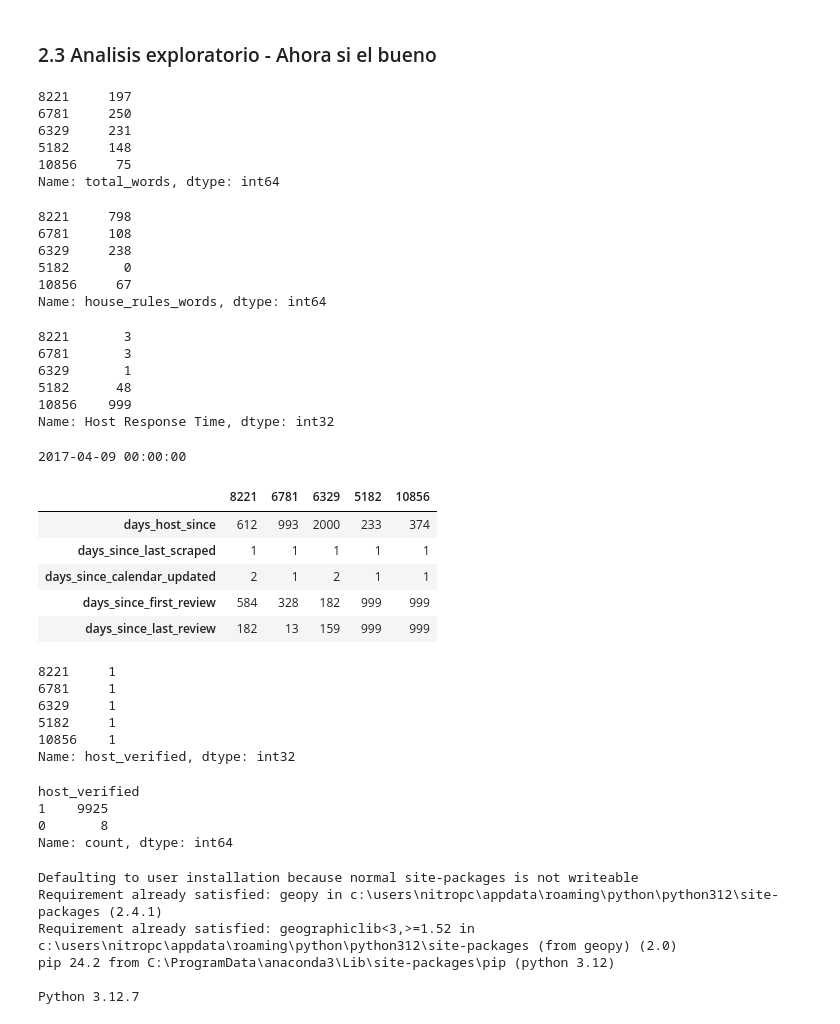
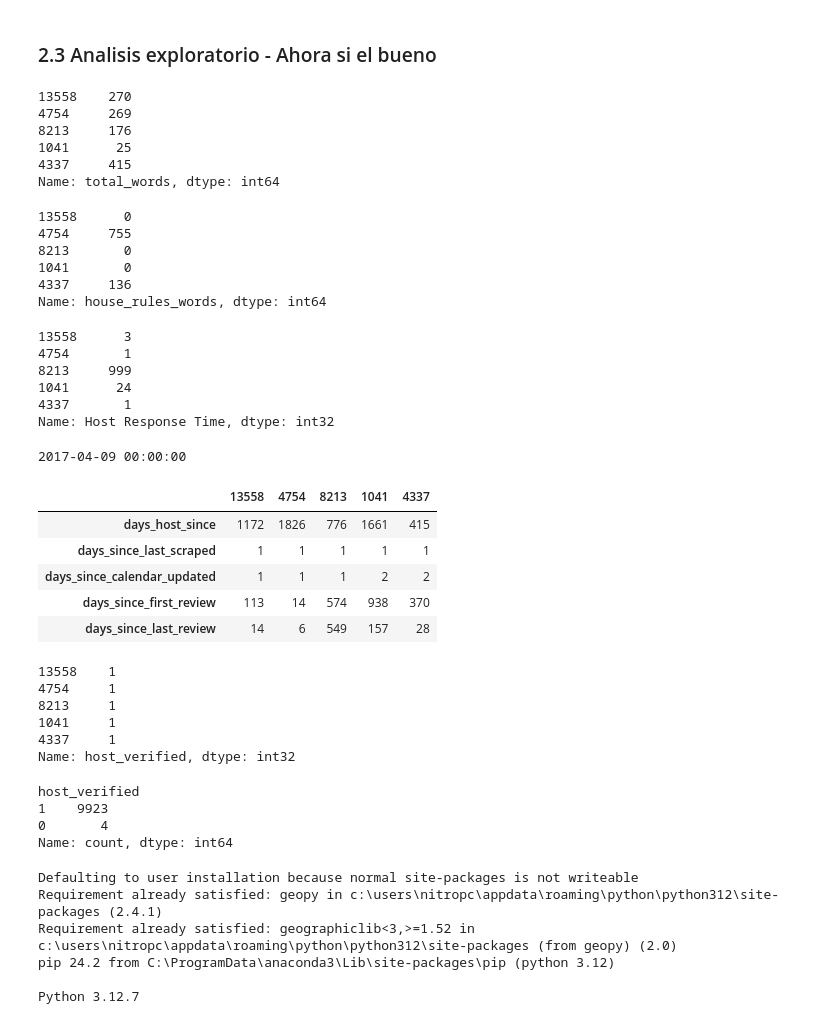
Before and after one commit to Pepe-Padilla/machine-learning-practica, a Jupyter notebook: practica.ipynb, the cells around one changed output. Drawn from its saved outputs; the diff is of its cells as text; code cells hidden in the pictures.

```diff
--- a/practica.ipynb
+++ b/practica.ipynb
@@ -619,6 +619,9 @@ Ejem ahora si más apegado a clase
 
 # Solo para filas tomare en cuenta la ciudad, Madrid solamente, he visto que no esta normalizado por lo que usaré un contains y case=False
 datosABNB = datosABNB[datosABNB['City'].str.contains('madrid', case=False, na=False)].copy()
+# %%
+# Resulta que también hay Nans en la columna Price (son muy pocas pero mejor nos qutiamos esas filas)
+datosABNB = datosABNB.dropna(subset=['Price'])
 # %%
 # Sigamos con lo facil, ID's y URLs no contienen datos relevantes, también Geolocation pues ya existen columnas de altutud y latitud.
 # Features también se va que pormas que quice no entendí su sentido en lo absoluto
@@ -691,11 +698,11 @@ X_train.drop(text_cols, axis=1, inplace=True)
 # veamos que tal
 X_train['total_words'].head().head().T
 # %% [output]
-8221     197
-6781     250
-6329     231
-5182     148
-10856     75
+13558    270
+4754     269
+8213     176
+1041      25
+4337     415
 Name: total_words, dtype: int64
 # %%
 # Similar al punto anterior podría pensarse que 'Notes', 'Transit', 'Access', 'Interaction', 'House Rules' puedan informar algo. Pero solo lo voy a hacer en House Rules, ¿Podría haber alguna relación entre más reglas más pijo?
@@ -711,11 +718,11 @@ X_train.drop(text_cols, axis=1, inplace=True)
 # veamos como quedó
 X_train['house_rules_words'].head()
 # %% [output]
-8221     798
-6781     108
-6329     238
-5182       0
-10856     67
+13558      0
+4754     755
+8213       0
+1041       0
+4337     136
 Name: house_rules_words, dtype: int64
 # %%
 # 'Host Response Time' Lo intenaré pasar a horas
@@ -733,11 +740,11 @@ X_train['Host Response Time'] = X_train['Host Response Time'].map(response_time_
 # vemos el resultado
 X_train['Host Response Time'].head()
 # %% [output]
-8221       3
-6781       3
-6329       1
-5182      48
-10856    999
+13558      3
+4754       1
+8213     999
+1041      24
+4337       1
 Name: Host Response Time, dtype: int32
 # %%
 # 'Calendar Updated' lo paso a días
@@ -768,51 +775,52 @@ X_train[date_cols] = X_train[date_cols].apply(pd.to_datetime, errors='coerce')
 # - days_since_last_review: actividad reciente pude que suba los precios por prestigio
 from datetime import timedelta
 
+############################# VAIABLE PARA TEST
 # Get Maximum Date + 1 Day
-max_date = X_train[date_cols].max().max() + timedelta(days=1)
-
-print(max_date) # para el test
+max_date_train = X_train[date_cols].max().max() + timedelta(days=1)
+print(max_date_train) # para el test
+#############################
 
 # Pasamos todo a días
-X_train['days_host_since'] = (max_date - X_train['Host Since']).dt.days
-X_train['days_since_last_scraped'] = (max_date - X_train['Last Scraped']).dt.days
-X_train['days_since_calendar_updated'] = (max_date - X_train['Calendar last Scraped']).dt.days
-X_train['days_since_first_review'] = (max_date - X_train['First Review']).dt.days
-X_train['days_since_last_review'] = (max_date - X_train['Last Review']).dt.days
+X_train['days_host_since'] = (max_date_train - X_train['Host Since']).dt.days
+X_train['days_since_last_scraped'] = (max_date_train - X_train['Last Scraped']).dt.days
+X_train['days_since_calendar_updated'] = (max_date_train - X_train['Calendar last Scraped']).dt.days
+X_train['days_since_first_review'] = (max_date_train - X_train['First Review']).dt.days
+X_train['days_since_last_review'] = (max_date_train - X_train['Last Review']).dt.days
 
 # Fill Missing with 999
 time_features = ['days_host_since', 'days_since_last_scraped', 'days_since_calendar_updated',
                  'days_since_first_review', 'days_since_last_review']
 X_train[time_features] = X_train[time_features].fillna(999).astype(int)
 
 # Para Calendar last Scraped se me ocurre que la actualización que hace el host la realiza para actualizar los precios dependiendo de la temporada
 # Así que intentemos reflejar eso:
 def get_season(month):
     if month in [1, 2, 11]:
         return 0 #"Low"
     elif month in [3, 4, 10]:
         return 1 #"Mid"
     elif month in [5, 6, 9]:
         return 2 #"High"
     elif month in [7, 8, 12]:
         return 3 #Peak"
     return 0
 
 X_train['season'] = X_train['Calendar last Scraped'].dt.month.apply(get_season)
 
 # al final quitamos los campos
 X_train.drop(date_cols, axis=1, inplace=True)
 
 # veamos el resultado
 X_train[time_features].head().T
 # %% [output]
 2017-04-09 00:00:00
-|  | 8221 | 6781 | 6329 | 5182 | 10856 |
-| days_host_since | 612 | 993 | 2000 | 233 | 374 |
+|  | 13558 | 4754 | 8213 | 1041 | 4337 |
+| days_host_since | 1172 | 1826 | 776 | 1661 | 415 |
 | days_since_last_scraped | 1 | 1 | 1 | 1 | 1 |
-| days_since_calendar_updated | 2 | 1 | 2 | 1 | 1 |
-| days_since_first_review | 584 | 328 | 182 | 999 | 999 |
-| days_since_last_review | 182 | 13 | 159 | 999 | 999 |
+| days_since_calendar_updated | 1 | 1 | 1 | 2 | 2 |
+| days_since_first_review | 113 | 14 | 574 | 938 | 370 |
+| days_since_last_review | 14 | 6 | 549 | 157 | 28 |
 # %%
 # 'Host Verifications' - de acuerdo a internet, host verifications, es la forma en que airbnb verifica la autenticidad
 # de los hosts. No creo sacar mucho de los métodos en los que un host se verifica o no, lo que si intentaré es ver con True o False cuales están
@@ -825,19 +833,19 @@ X_train.drop('Host Verifications', axis=1, inplace=True)
 
 X_train['host_verified'].head().T
 # %% [output]
-8221     1
-6781     1
-6329     1
-5182     1
-10856    1
+13558    1
+4754     1
+8213     1
+1041     1
+4337     1
 Name: host_verified, dtype: int32
 # %%
 # casi el 100% de los datos son host_verified, creo que no servirá de mucho :S
 X_train['host_verified'].value_counts()
 # %% [output]
 host_verified
-1    9925
-0       8
+1    9923
+0       4
 Name: count, dtype: int64
 # %%
 !pip install geopy
```
Also changed, not shown: parts of 40 cells of this notebook, 6 other files.
